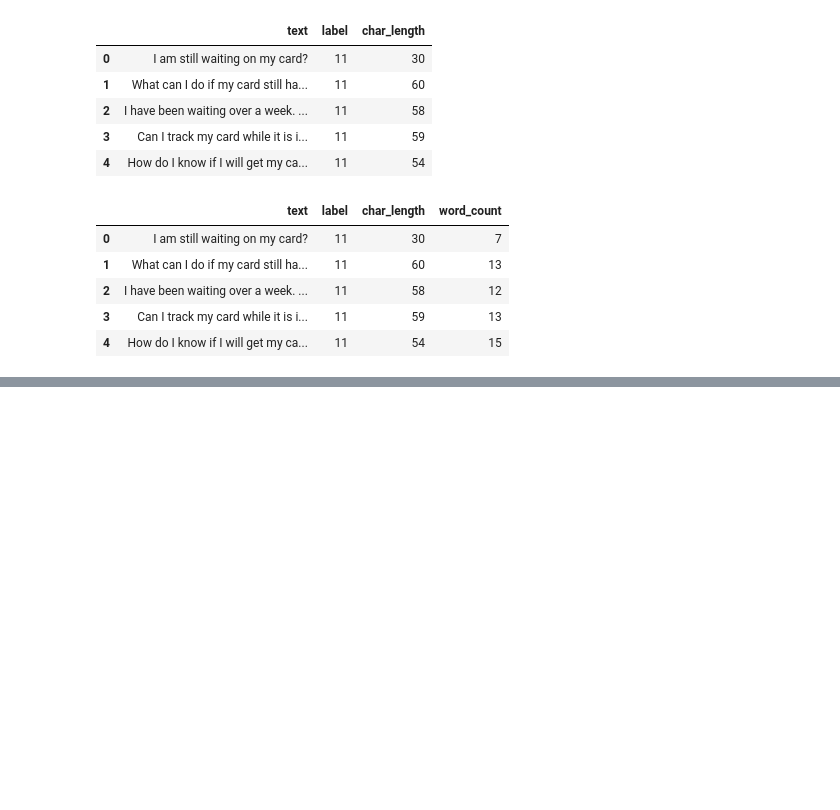
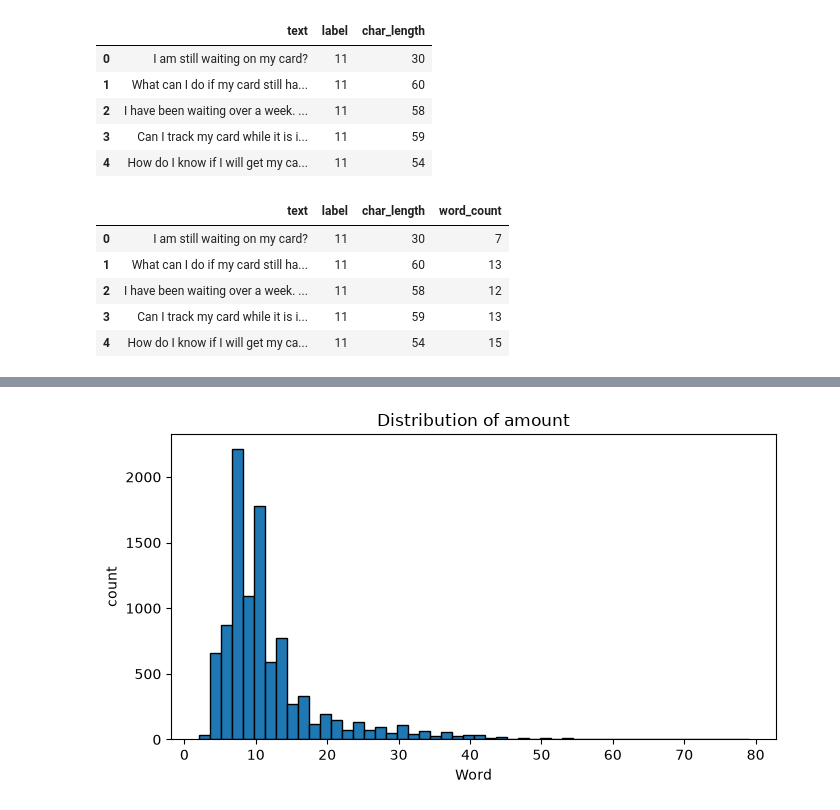
Before and after one commit to somethingaboutyoundme/Banking77-AI-Triage-Service, a Jupyter notebook: notebooks/02_banking_eda.ipynb, the cells around one changed output, grey strips where cells are left out. Drawn from its saved outputs; the diff is of its cells as text; code cells hidden in the pictures; blank space fills up the shorter version.

```diff
--- a/notebooks/02_banking_eda.ipynb
+++ b/notebooks/02_banking_eda.ipynb
@@ -257,0 +311,13 @@ df_tr.head()
+# %%
+### Vizualize distribution
+import matplotlib.pyplot as plt
+
+fig, ax = plt.subplots(figsize=(7, 4))
+ax.hist(df_tr['word_count'], bins=50, edgecolor='black')
+ax.set_xlabel('Word')
+ax.set_ylabel('count')
+ax.set_title('Distribution of amount')
+plt.tight_layout()
+plt.show()
+# %% [output]
+[figure, added]
```
Also changed, not shown: parts of 24 cells of this notebook.
